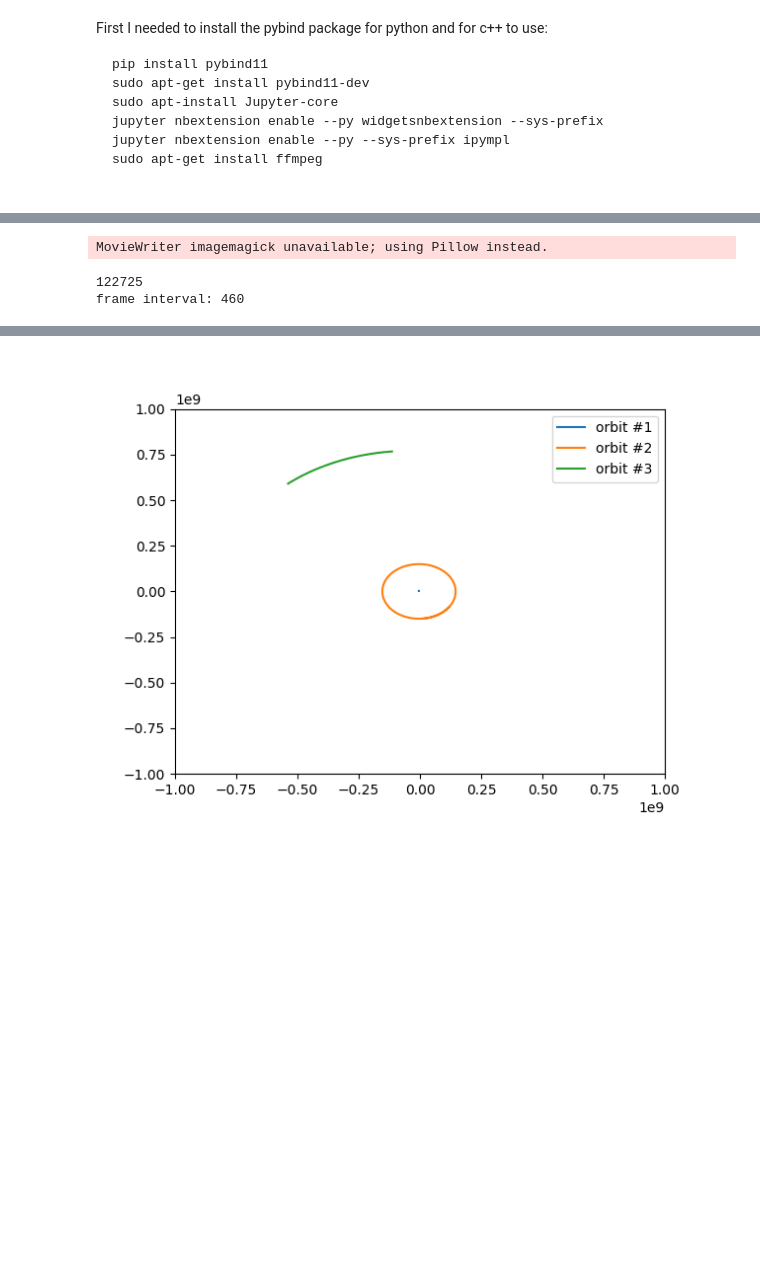
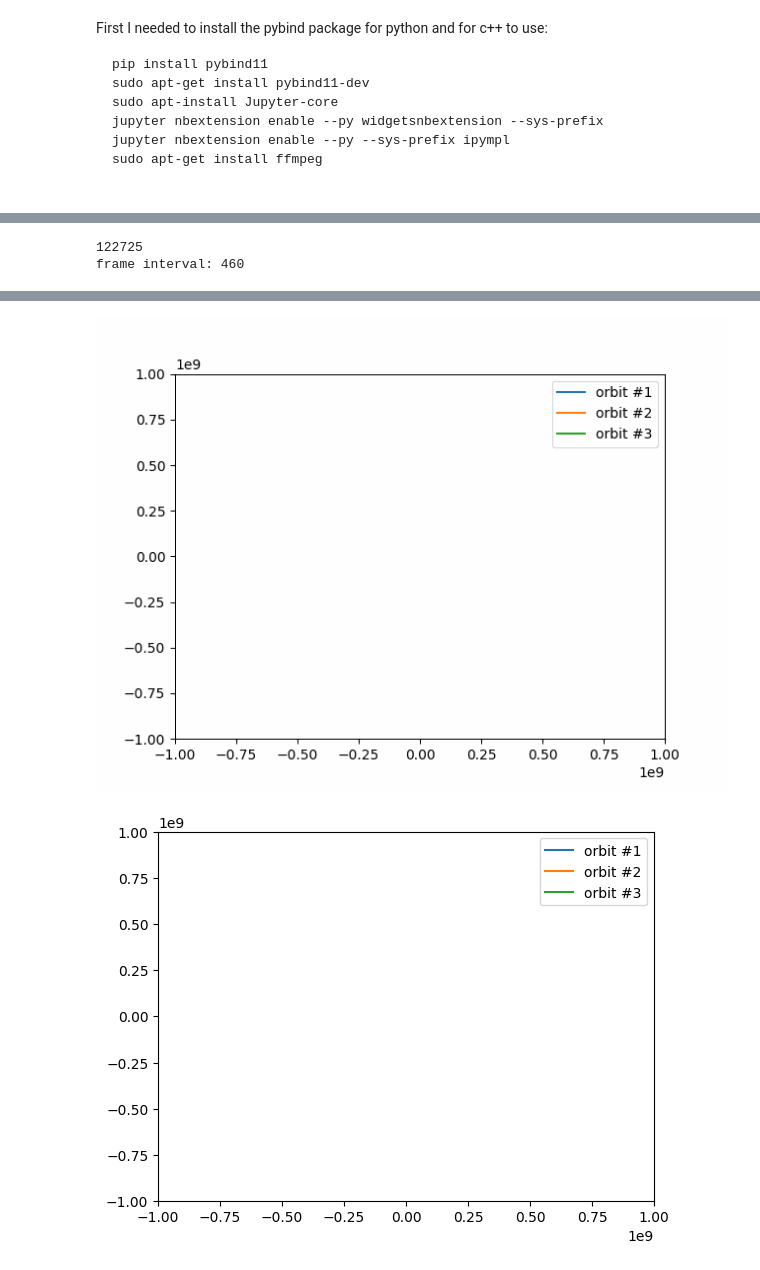
Before and after one commit to JacobASorensen/Orbital_Mechanics_Simulations, a Jupyter notebook: orbit_sim_with_cpp.ipynb, the cells around one changed output, grey strips where cells are left out. Cells and saved outputs as stored; diff of their text form; code cells hidden in the pictures; blank space fills up the shorter version.

```diff
--- a/orbit_sim_with_cpp.ipynb
+++ b/orbit_sim_with_cpp.ipynb
@@ -162,10 +173,10 @@ vectors2 = [
 #10.0 * 365.25 * 24 * 3600
 data2 = Orbit_Sim.runge_kutta_system(Formatter(vectors2),masses2,0.0,14 * 365.25 * 24 * 3600,3600,6.67430e-20)
 Basic_Graphic(data2,len(masses2))
-Animated_Graph(data2,len(masses2),-10**9,10**9,-10**9,10**9,8,10000,"Jupiter_Earth")
-Video('Jupiter_Earth.mp4')
+Animated_Graph(data2,len(masses2),-10**9,10**9,-10**9,10**9,8,500,"Jupiter_Earth")
+
+Image(filename='Jupiter_Earth.gif')
 # %% [output]
 [figure]
-MovieWriter imagemagick unavailable; using Pillow instead.
+122725
+frame interval: 460
-122725
-frame interval: 460
@@ -173,3 +183,4 @@ frame interval: 460
-[figure, old version]
+[figure, new version]
+[figure, added]
 # %%
 # Now we want Earth, Moon, and Satellites:
```
Also changed, not shown: parts of 4 cells of this notebook, 9 other files.
